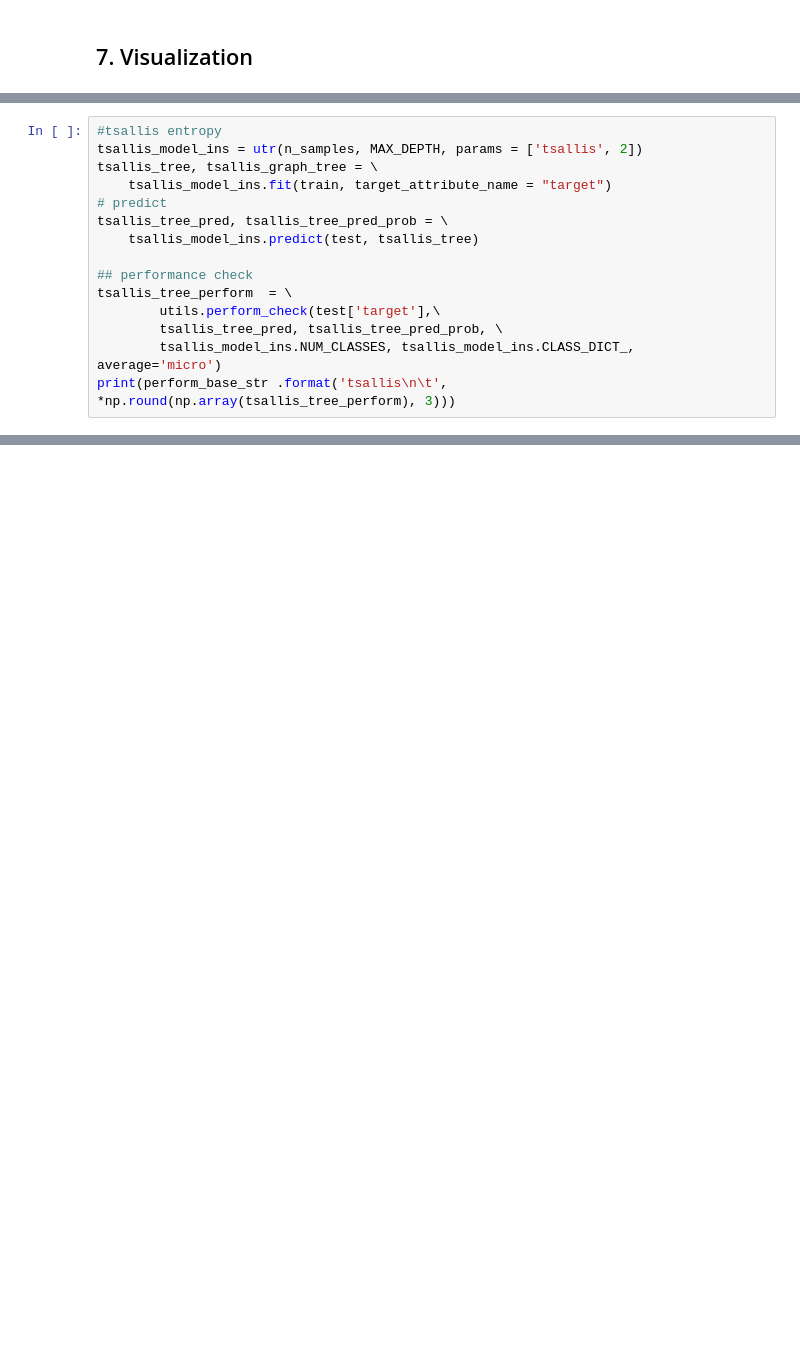
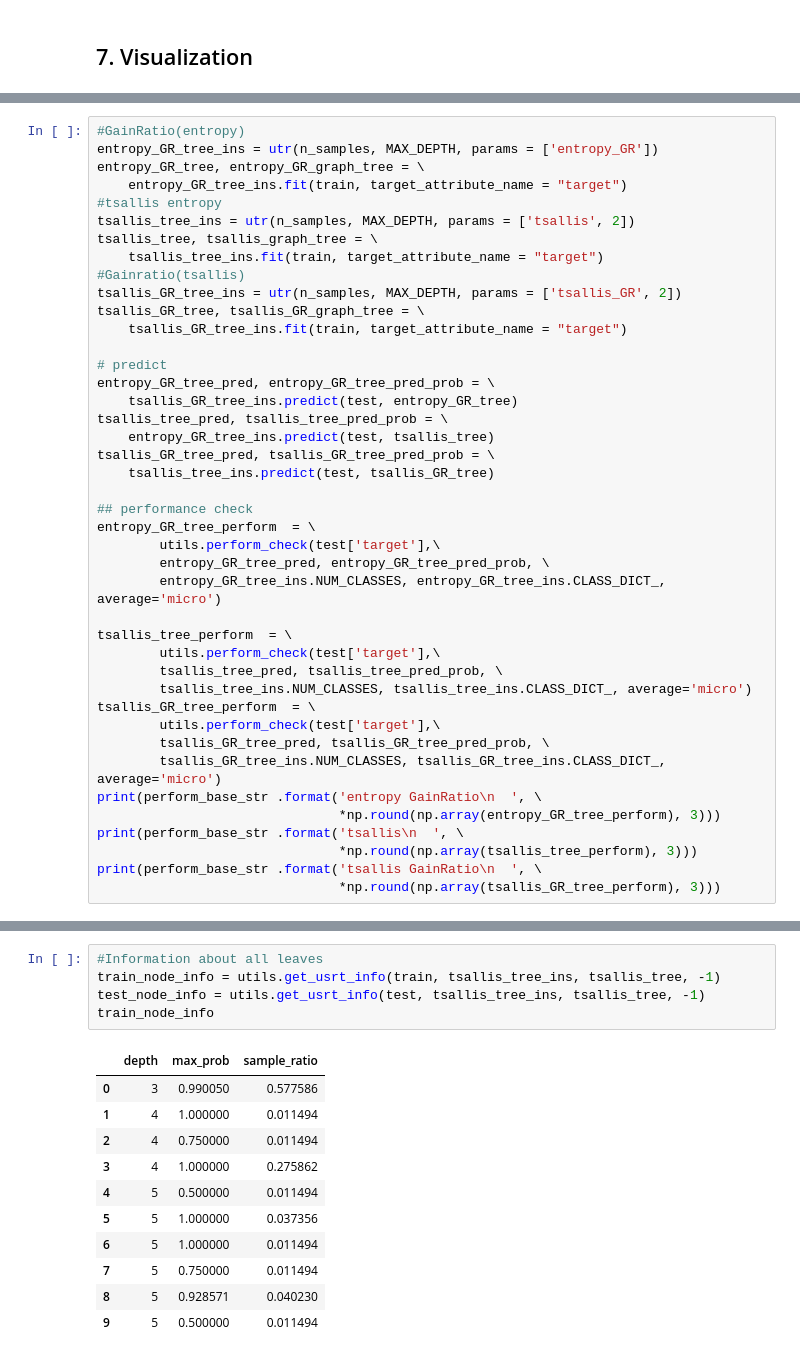
Before and after one commit to hyeongyuy/DecisionTree_python, a Jupyter notebook: code/example.ipynb, the cells around one changed output, grey strips where cells are left out. Cells and saved outputs as stored; diff of their text form; blank space fills up the shorter version.

```diff
--- a/code/example.ipynb
+++ b/code/example.ipynb
@@ -167,16 +176,43 @@ gini_tree_graph
 # %%
+#GainRatio(entropy)
+entropy_GR_tree_ins = utr(n_samples, MAX_DEPTH, params = ['entropy_GR'])
+entropy_GR_tree, entropy_GR_graph_tree = \
+    entropy_GR_tree_ins.fit(train, target_attribute_name = "target")
 #tsallis entropy
-tsallis_model_ins = utr(n_samples, MAX_DEPTH, params = ['tsallis', 2])
+tsallis_tree_ins = utr(n_samples, MAX_DEPTH, params = ['tsallis', 2])
 tsallis_tree, tsallis_graph_tree = \
-    tsallis_model_ins.fit(train, target_attribute_name = "target")
+    tsallis_tree_ins.fit(train, target_attribute_name = "target")
+#Gainratio(tsallis)
+tsallis_GR_tree_ins = utr(n_samples, MAX_DEPTH, params = ['tsallis_GR', 2])
+tsallis_GR_tree, tsallis_GR_graph_tree = \
+    tsallis_GR_tree_ins.fit(train, target_attribute_name = "target")
+
 # predict
+entropy_GR_tree_pred, entropy_GR_tree_pred_prob = \
+    tsallis_GR_tree_ins.predict(test, entropy_GR_tree)
 tsallis_tree_pred, tsallis_tree_pred_prob = \
-    tsallis_model_ins.predict(test, tsallis_tree)
+    entropy_GR_tree_ins.predict(test, tsallis_tree)
+tsallis_GR_tree_pred, tsallis_GR_tree_pred_prob = \
+    tsallis_tree_ins.predict(test, tsallis_GR_tree)
 
 ## performance check
+entropy_GR_tree_perform  = \
+        utils.perform_check(test['target'],\
+        entropy_GR_tree_pred, entropy_GR_tree_pred_prob, \
+        entropy_GR_tree_ins.NUM_CLASSES, entropy_GR_tree_ins.CLASS_DICT_, average='micro')
+
 tsallis_tree_perform  = \
         utils.perform_check(test['target'],\
         tsallis_tree_pred, tsallis_tree_pred_prob, \
-        tsallis_model_ins.NUM_CLASSES, tsallis_model_ins.CLASS_DICT_, average='micro')
-print(perform_base_str .format('tsallis\n\t', *np.round(np.array(tsallis_tree_perform), 3)))
+        tsallis_tree_ins.NUM_CLASSES, tsallis_tree_ins.CLASS_DICT_, average='micro')
+tsallis_GR_tree_perform  = \
+        utils.perform_check(test['target'],\
+        tsallis_GR_tree_pred, tsallis_GR_tree_pred_prob, \
+        tsallis_GR_tree_ins.NUM_CLASSES, tsallis_GR_tree_ins.CLASS_DICT_, average='micro')
+print(perform_base_str .format('entropy GainRatio\n  ', \
+                               *np.round(np.array(entropy_GR_tree_perform), 3)))
+print(perform_base_str .format('tsallis\n  ', \
+                               *np.round(np.array(tsallis_tree_perform), 3)))
+print(perform_base_str .format('tsallis GainRatio\n  ', \
+                               *np.round(np.array(tsallis_GR_tree_perform), 3)))
 # %% [output]
@@ -191,0 +234,17 @@ tsallis_tree_graph
+# %%
+#Information about all leaves
+train_node_info = utils.get_usrt_info(train, tsallis_tree_ins, tsallis_tree, -1)
+test_node_info = utils.get_usrt_info(test, tsallis_tree_ins, tsallis_tree, -1)
+train_node_info
+# %% [output]
+|  | depth | max_prob | sample_ratio |
+| 0 | 3 | 0.990050 | 0.577586 |
+| 1 | 4 | 1.000000 | 0.011494 |
+| 2 | 4 | 0.750000 | 0.011494 |
+| 3 | 4 | 1.000000 | 0.275862 |
+| 4 | 5 | 0.500000 | 0.011494 |
+| 5 | 5 | 1.000000 | 0.037356 |
+| 6 | 5 | 1.000000 | 0.011494 |
+| 7 | 5 | 0.750000 | 0.011494 |
+| 8 | 5 | 0.928571 | 0.040230 |
+| 9 | 5 | 0.500000 | 0.011494 |
```
Also changed, not shown: parts of 11 cells of this notebook, 4 other files.
